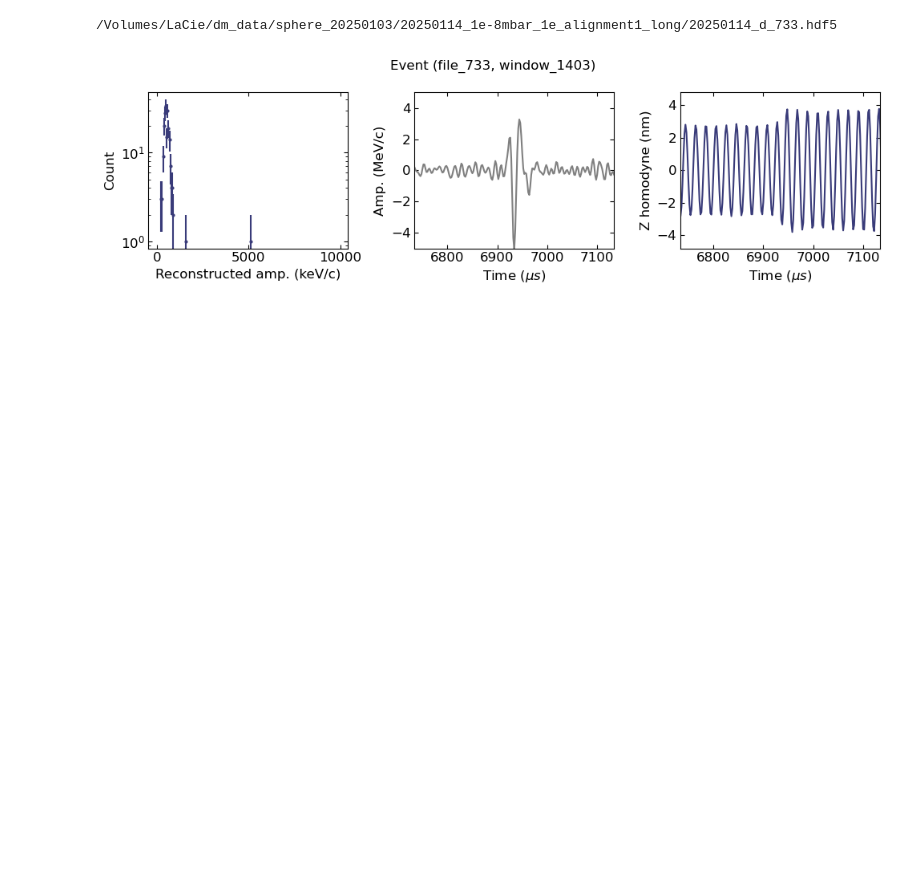
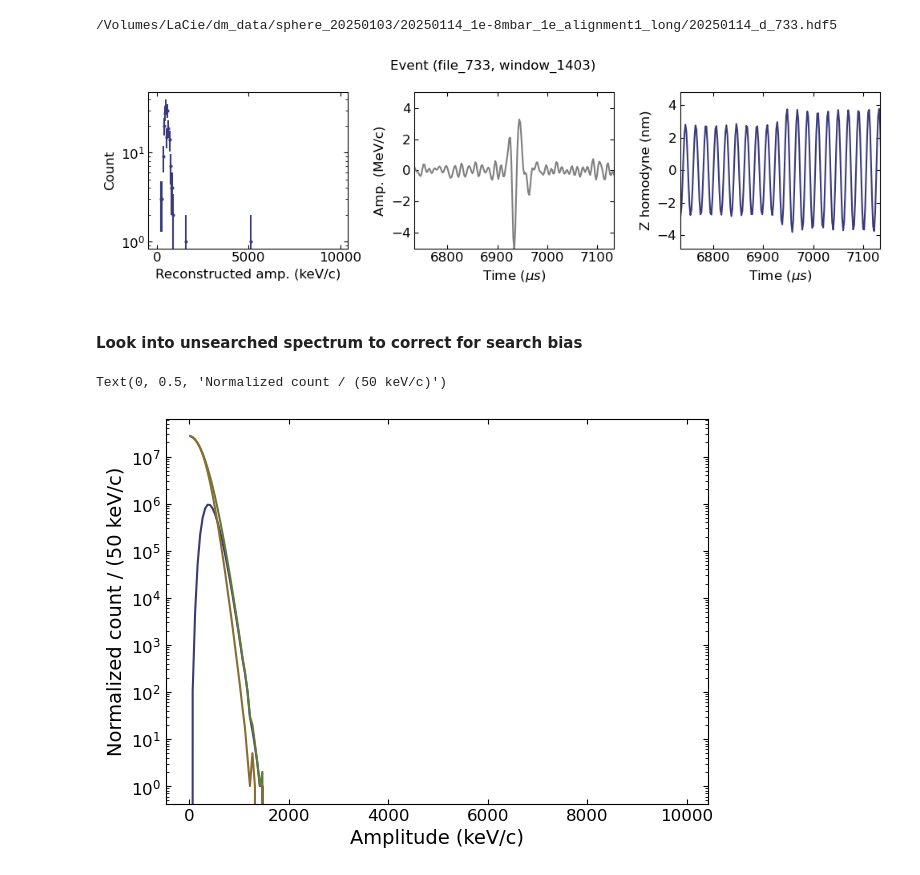
Before and after one commit to yuhants/dm_nanospheres, a Jupyter notebook: analysis_notebooks/sphere_20250103_recon.ipynb, the cells around one changed output. Cells and saved outputs as stored; diff of their text form; code cells hidden in the pictures; blank space fills up the shorter version.

```diff
--- a/analysis_notebooks/sphere_20250103_recon.ipynb
+++ b/analysis_notebooks/sphere_20250103_recon.ipynb
@@ -370,3 +419,5 @@ for i, j in events_after_cut_11[:]:
 # %% [output]
 /Volumes/LaCie/dm_data/sphere_20250103/20250114_1e-8mbar_1e_alignment1_long/20250114_d_733.hdf5
 [figure]
+# %% [markdown]
+#### Look into unsearched spectrum to correct for search bias
@@ -372,0 +452,37 @@ for i, j in events_after_cut_11[:]:
+# %%
+data_dir = r'/Users/yuhan/work/nanospheres/data/dm_data_processed_w_nosearch/sphere_20250103/20250111_1e-8mbar_8e_alignment1_long/'
+data_prefix = '20250111_d_'
+
+excess_thr = 1600
+noise_thr = 400
+bc, hhs, hhs_debiased, hhs_nosearch, good_dets, noise_levels = load_histograms(data_dir, data_prefix, 5)
+good_noise_level = utils.check_noise_level(noise_levels, noise_thr)
+no_excess_events = utils.check_excess_event(hhs, bc, thr=excess_thr)
+# %%
+hh_cut_all   = hhs[np.logical_and(np.logical_and(good_dets, good_noise_level), no_excess_events)]
+hh_db_cut_all   = hhs_debiased[np.logical_and(np.logical_and(good_dets, good_noise_level), no_excess_events)]
+hh_ns_cut_all   = hhs_nosearch[np.logical_and(np.logical_and(good_dets, good_noise_level), no_excess_events)]
+
+hh_cut_all_sum = np.sum(hh_cut_all, axis=0)
+hh_db_cut_all_sum = np.sum(hh_db_cut_all, axis=0)
+hh_ns_cut_all_sum = np.sum(hh_ns_cut_all, axis=0)
+# %%
+idx_per_search = 25
+
+plt.plot(bc, hh_cut_all_sum, '-')
+# plt.plot(bc, hh_db_cut_all_sum, '.-')
+plt.plot(bc, hh_ns_cut_all_sum, '-')
+plt.plot(bc, hh_ns_cut_all_sum - hh_cut_all_sum, '-')
+
+# xx = np.linspace(0, 3000, 500)
+# plt.plot(xx, 640000000 * gaus(xx, 0, 220), '--', color='#DC3220', label=f'$\sigma$ = {sigma} keV/c')
+
+# plt.xlim(500, 1200)
+# plt.ylim(1e-2, 1e7)
+plt.yscale('log')
+
+plt.xlabel('Amplitude (keV/c)')
+plt.ylabel('Normalized count / (50 keV/c)')
+# %% [output]
+Text(0, 0.5, 'Normalized count / (50 keV/c)')
+[figure, added]
```
Also changed, not shown: parts of 11 cells of this notebook, 10 other files.
